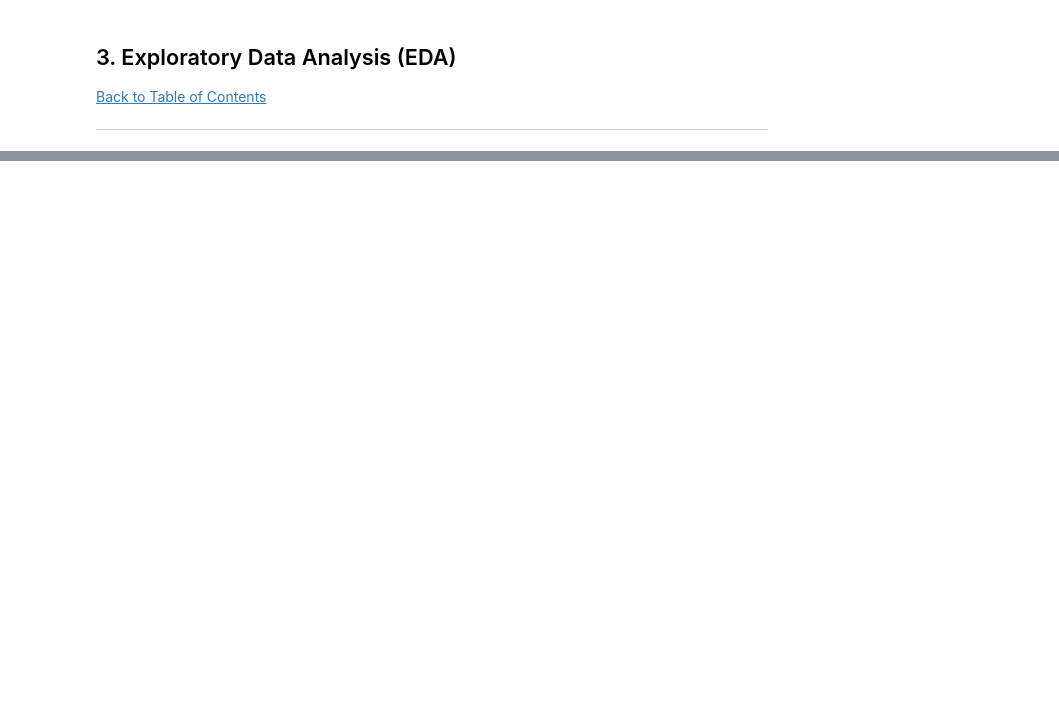
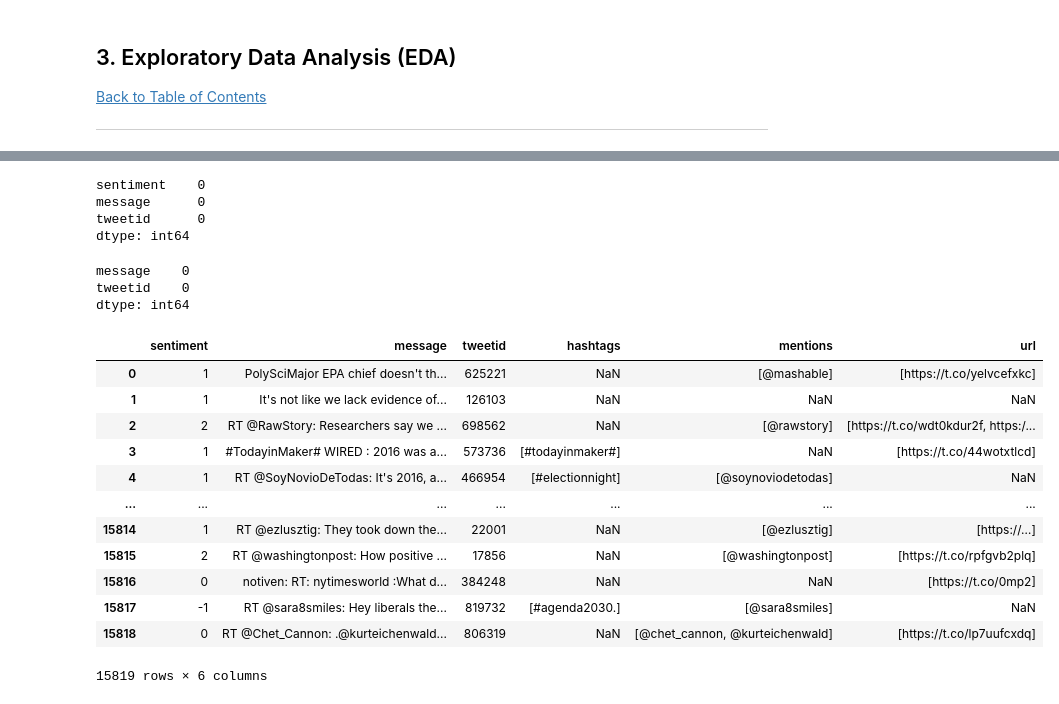
Before and after one commit to RethabileNtshabele/2207FTDS, a Jupyter notebook: Classification Predict Notebook.ipynb, the cells around one changed output, grey strips where cells are left out. Drawn from its saved outputs; the diff is of its cells as text; code cells hidden in the pictures; blank space fills up the shorter version.

```diff
--- a/Classification Predict Notebook.ipynb
+++ b/Classification Predict Notebook.ipynb
@@ -97,0 +313,61 @@ df = # load the data
+# %%
+#checking total number of null values for train
+df_train.isnull().sum()
+# %% [output]
+sentiment    0
+message      0
+tweetid      0
+dtype: int64
+# %%
+#checking total number of null values for test data
+df_test.isnull().sum()
+# %% [output]
+message    0
+tweetid    0
+dtype: int64
+# %%
+def extractor(df):
+
+    """"
+        Returns a DataFrame with three additional columns:
+        "hashtags", "mentions" and "url"
+         Args:
+             DataFrame: DateFrame with Data,Index and Colums
+        Return:
+             DataFrame: A DataFrame with additional columns with data
+        Egs:
+             df['new colum'] = col_name
+ """
+    # extract hashtags
+    tweets = df['message']
+    df['hashtags'] = df.message. str.lower().str.findall(r'#.*?(?=\s|$)')
+    htags = df['hashtags']
+    df['hashtags'] = htags.apply(lambda x: np.nan if len(x) == 0 else x)
+
+    # extract mentions
+    df['mentions'] = df.message. str.lower().str.findall(r'@\w*')
+    mtags = df['mentions']
+    df['mentions'] = mtags.apply(lambda x: np.nan if len(x) == 0 else x)
+
+    # Extract url
+    df['url'] = df.message. str.lower().str.findall(r'http\S+|www.\S+')
+    urltags = df['url']
+    df['url'] = urltags.apply(lambda x: np.nan if len(x) == 0 else x)
+
+    return df
+# %%
+extractor(df_train)
+# %% [output]
+|  | sentiment | message | tweetid | hashtags | mentions | url |
+| 0 | 1 | PolySciMajor EPA chief doesn't th... | 625221 | NaN | [@mashable] | [https://t.co/yelvcefxkc] |
+| 1 | 1 | It's not like we lack evidence of... | 126103 | NaN | NaN | NaN |
+| 2 | 2 | RT @RawStory: Researchers say we ... | 698562 | NaN | [@rawstory] | [https://t.co/wdt0kdur2f, https:/... |
+| 3 | 1 | #TodayinMaker# WIRED : 2016 was a... | 573736 | [#todayinmaker#] | NaN | [https://t.co/44wotxtlcd] |
+| 4 | 1 | RT @SoyNovioDeTodas: It's 2016, a... | 466954 | [#electionnight] | [@soynoviodetodas] | NaN |
+| ... | ... | ... | ... | ... | ... | ... |
+| 15814 | 1 | RT @ezlusztig: They took down the... | 22001 | NaN | [@ezlusztig] | [https://…] |
+| 15815 | 2 | RT @washingtonpost: How positive ... | 17856 | NaN | [@washingtonpost] | [https://t.co/rpfgvb2plq] |
+| 15816 | 0 | notiven: RT: nytimesworld :What d... | 384248 | NaN | NaN | [https://t.co/0mp2] |
+| 15817 | -1 | RT @sara8smiles: Hey liberals the... | 819732 | [#agenda2030.] | [@sara8smiles] | NaN |
+| 15818 | 0 | RT @Chet_Cannon: .@kurteichenwald... | 806319 | NaN | [@chet_cannon, @kurteichenwald] | [https://t.co/lp7uufcxdq] |
+15819 rows × 6 columns
```
Also changed, not shown: parts of 49 cells of this notebook.
